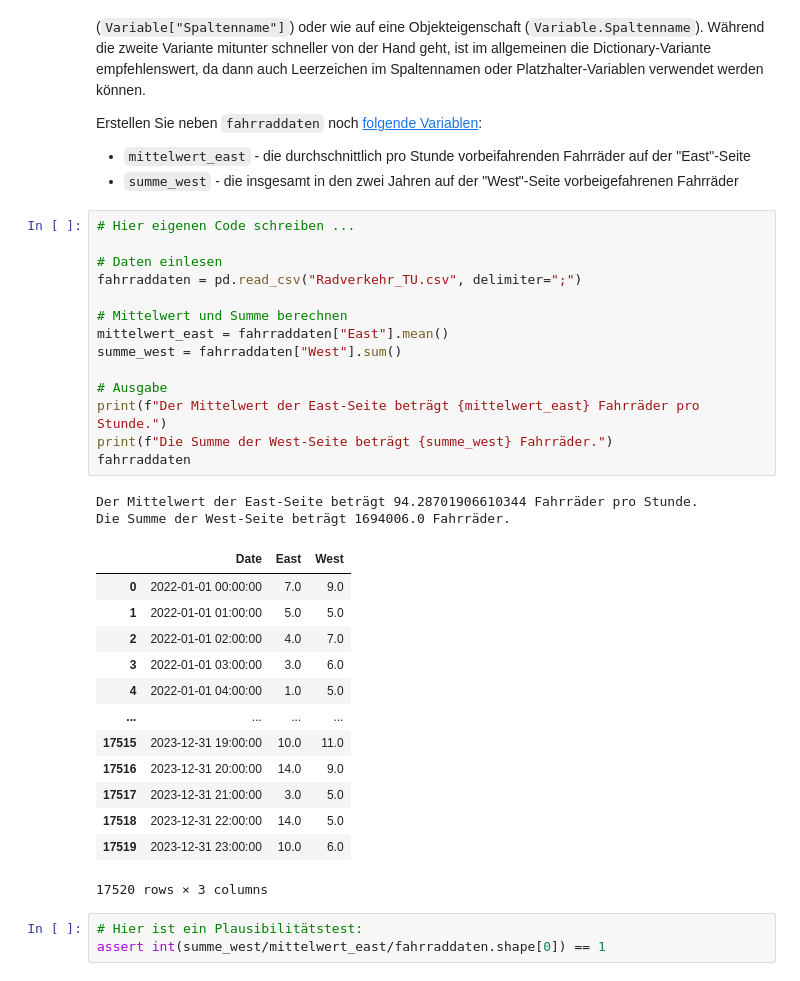
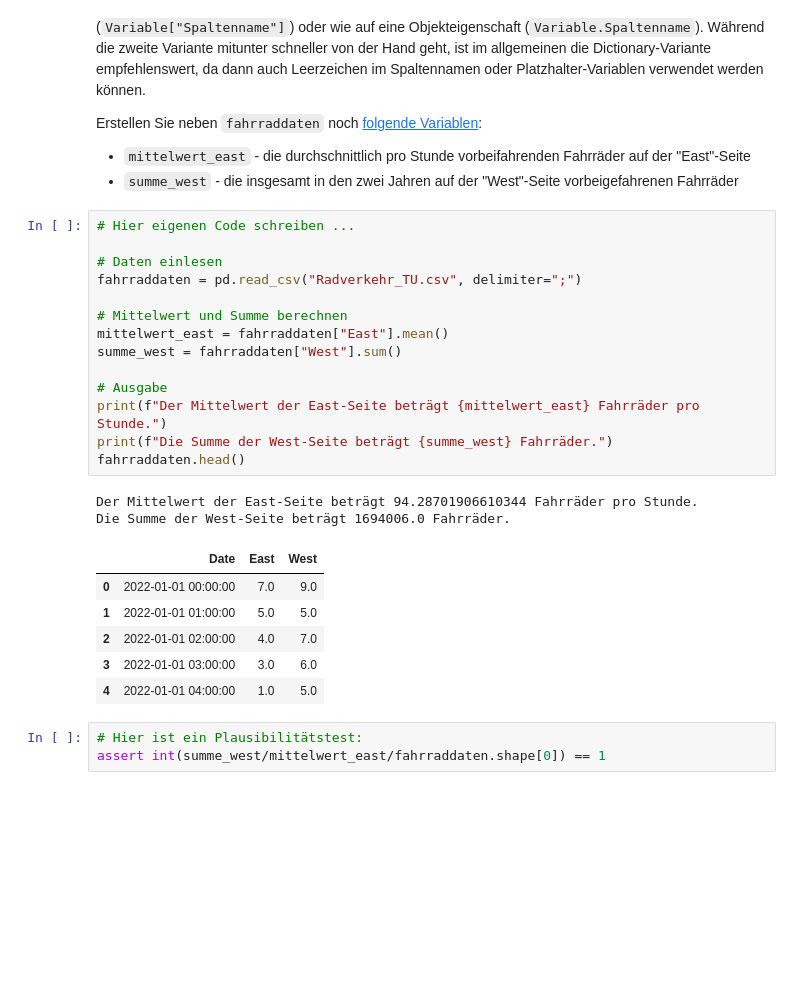
Before and after one commit to glueckf/Python-f-r-Ingenieure, a Jupyter notebook: pa05/PA5.ipynb, the cells around one changed output. Cells and saved outputs as stored; diff of their text form; blank space fills up the shorter version.

```diff
--- a/pa05/PA5.ipynb
+++ b/pa05/PA5.ipynb
@@ -39,33 +39,26 @@ Erstellen Sie neben `fahrraddaten` noch [folgende Variablen](https://pandas.pyda
 # %%
 # Hier eigenen Code schreiben ...
 
 # Daten einlesen
 fahrraddaten = pd.read_csv("Radverkehr_TU.csv", delimiter=";")
 
 # Mittelwert und Summe berechnen
 mittelwert_east = fahrraddaten["East"].mean()
 summe_west = fahrraddaten["West"].sum()
 
 # Ausgabe
 print(f"Der Mittelwert der East-Seite beträgt {mittelwert_east} Fahrräder pro Stunde.")
 print(f"Die Summe der West-Seite beträgt {summe_west} Fahrräder.")
-fahrraddaten
+fahrraddaten.head()
 # %% [output]
 Der Mittelwert der East-Seite beträgt 94.28701906610344 Fahrräder pro Stunde.
 Die Summe der West-Seite beträgt 1694006.0 Fahrräder.
 |  | Date | East | West |
 | 0 | 2022-01-01 00:00:00 | 7.0 | 9.0 |
 | 1 | 2022-01-01 01:00:00 | 5.0 | 5.0 |
 | 2 | 2022-01-01 02:00:00 | 4.0 | 7.0 |
 | 3 | 2022-01-01 03:00:00 | 3.0 | 6.0 |
 | 4 | 2022-01-01 04:00:00 | 1.0 | 5.0 |
-| ... | ... | ... | ... |
-| 17515 | 2023-12-31 19:00:00 | 10.0 | 11.0 |
-| 17516 | 2023-12-31 20:00:00 | 14.0 | 9.0 |
-| 17517 | 2023-12-31 21:00:00 | 3.0 | 5.0 |
-| 17518 | 2023-12-31 22:00:00 | 14.0 | 5.0 |
-| 17519 | 2023-12-31 23:00:00 | 10.0 | 6.0 |
-17520 rows × 3 columns
 # %%
 # Hier ist ein Plausibilitätstest:
 assert int(summe_west/mittelwert_east/fahrraddaten.shape[0]) == 1
```
Also changed, not shown: parts of 5 cells of this notebook.
